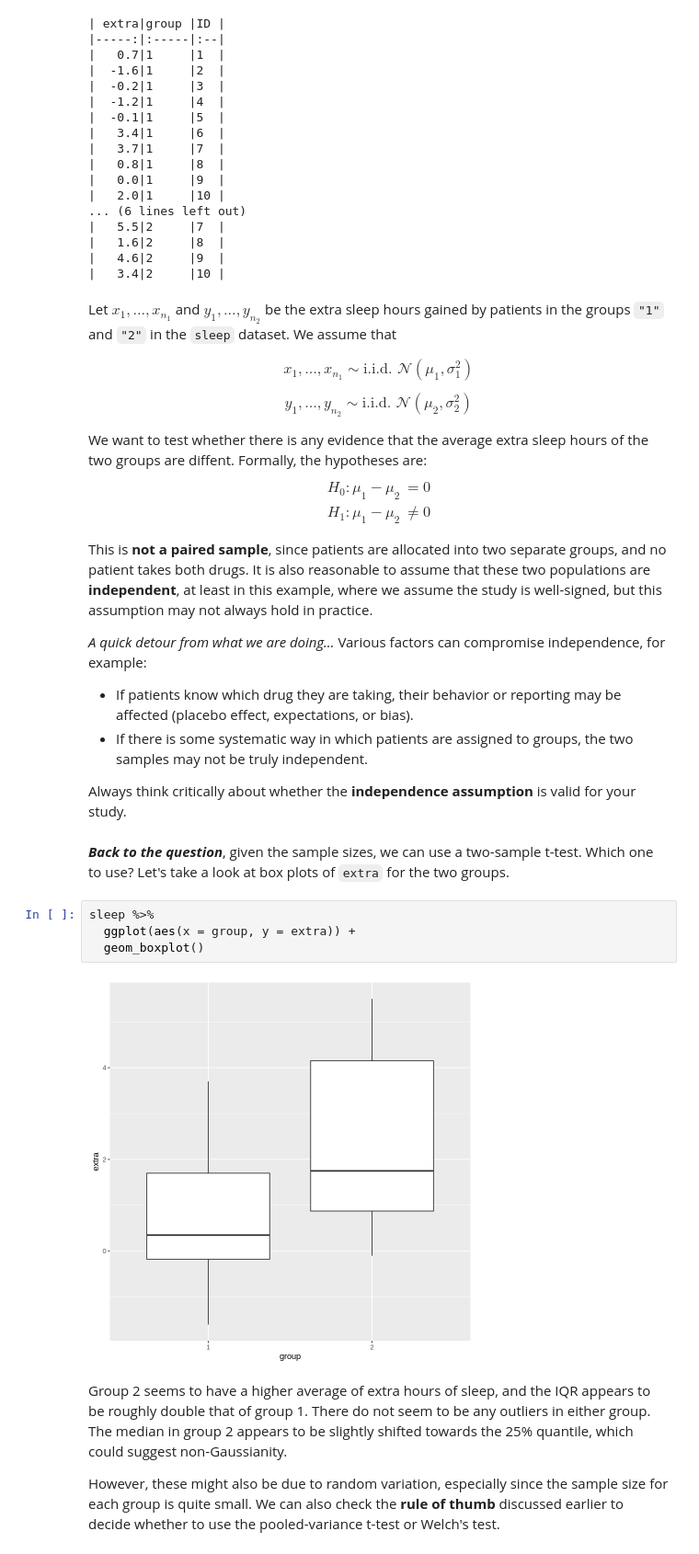
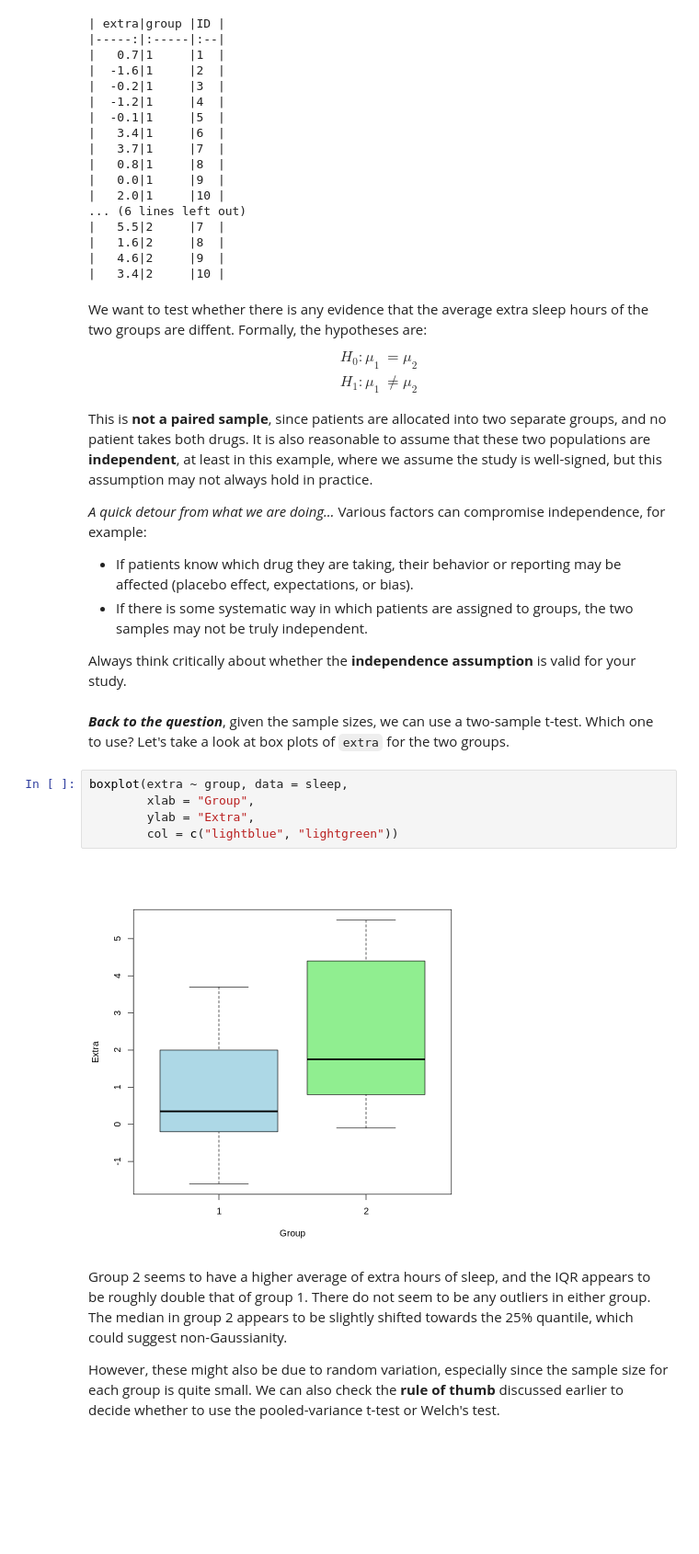
Before and after one commit to ArwenNugteren/MXB107-Notebooks, a Jupyter notebook: notebooks/solutions/Week_11_Solutions.ipynb, the cells around one changed output. Shown at 92% size. Cells and saved outputs as stored; diff of their text form; blank space fills up the shorter version.

```diff
--- a/notebooks/solutions/Week_11_Solutions.ipynb
+++ b/notebooks/solutions/Week_11_Solutions.ipynb
@@ -295,22 +282,11 @@ sleep %>% kable()
 |   4.6|2     |9  |
 |   3.4|2     |10 |
 # %% [markdown]
-Let $x_1, \dots, x_{n_1}$ and $y_1, \dots, y_{n_2}$  be the extra sleep hours gained by patients in the groups `"1"` and `"2"` in the `sleep` dataset. We assume that
-
-$$
-x_1, \dots, x_{n_1} \sim \text{i.i.d. } \mathcal{N}(\mu_1, \sigma_1^2)
-$$
-
-$$
-y_1, \dots, y_{n_2} \sim \text{i.i.d. } \mathcal{N}(\mu_2, \sigma_2^2)
-$$
-
-
 We want to test whether there is any evidence that the average extra sleep hours of the two groups are diffent. Formally, the hypotheses are:
 $$
 \begin{align}
-H_0: \mu_1 - \mu_2 &= 0 \\
-H_1: \mu_1 - \mu_2 &\neq 0
+H_0: \mu_1 &= \mu_2 \\
+H_1: \mu_1 &\neq \mu_2
 \end{align}
 $$
 
@@ -324,12 +300,13 @@ This is **not a paired sample**, since patients are allocated into two separate
 Always think critically about whether the **independence assumption** is valid for your study.
 # %% [markdown]
 ***Back to the question***, given the sample sizes, we can use a two-sample t-test. Which one to use? Let's take a look at box plots of `extra` for the two groups.
-# %%
-sleep %>%
-  ggplot(aes(x = group, y = extra)) +
-  geom_boxplot()
-# %% [output]
-[figure, removed]
+# %%
+boxplot(extra ~ group, data = sleep,
+        xlab = "Group",
+        ylab = "Extra",
+        col = c("lightblue", "lightgreen"))
+# %% [output]
+[figure, added]
 # %% [markdown]
 Group 2 seems to have a higher average of extra hours of sleep, and the IQR appears to be roughly double that of group 1. There do not seem to be any outliers in either group.  The median in group 2 appears to be slightly shifted towards the 25% quantile, which could suggest non-Gaussianity.
 
```
Also changed, not shown: parts of 18 cells of this notebook.
